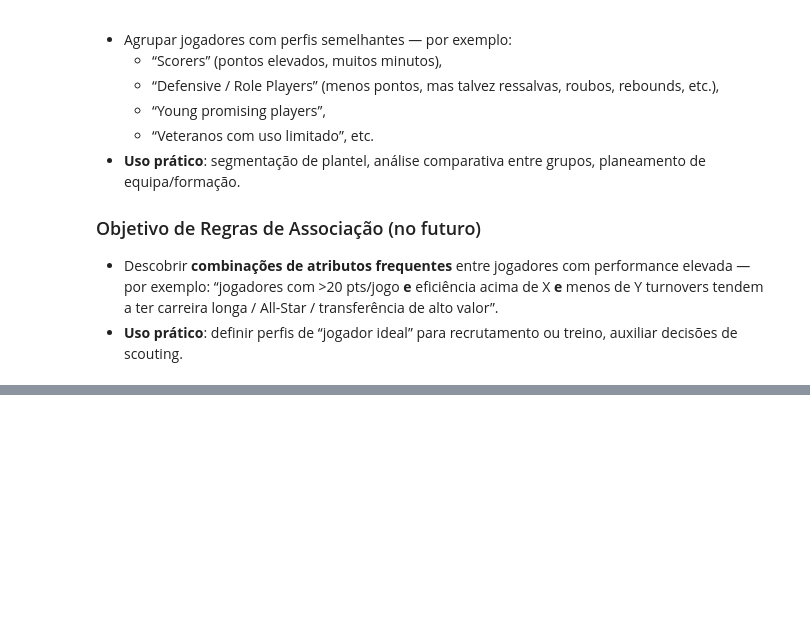
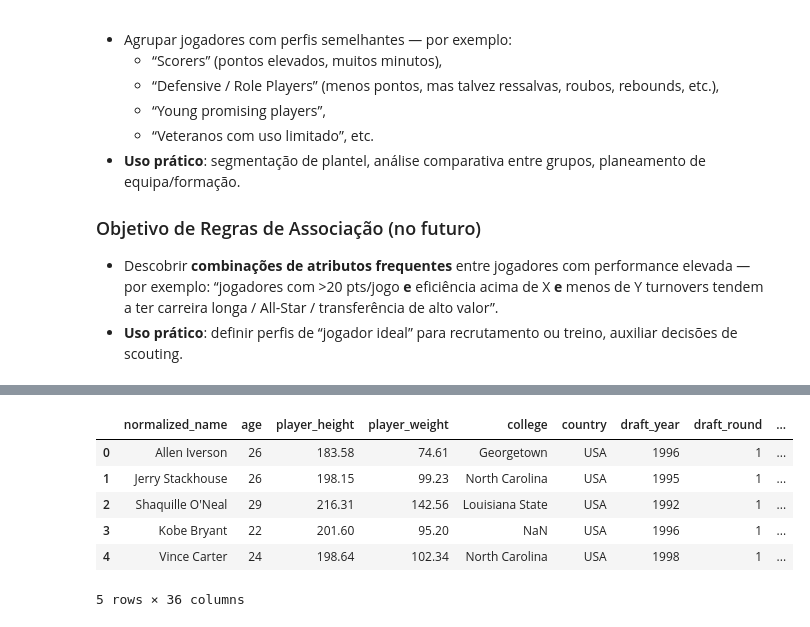
Before and after one commit to FreverZ/IA_PO2_G06, a Jupyter notebook: nba_notebook.ipynb, the cells around one changed output, grey strips where cells are left out. Saved outputs shown, nothing was run; the diff lists cells and outputs as text; code cells hidden in the pictures; blank space fills up the shorter version.

```diff
--- a/nba_notebook.ipynb
+++ b/nba_notebook.ipynb
@@ -51,0 +100,13 @@
+# %%
+import pandas as pd
+
+df = pd.read_csv("nba_data.csv")
+df.head()
+# %% [output]
+|  | normalized_name | age | player_height | player_weight | college | country | draft_year | draft_round | ... |
+| 0 | Allen Iverson | 26 | 183.58 | 74.61 | Georgetown | USA | 1996 | 1 | ... |
+| 1 | Jerry Stackhouse | 26 | 198.15 | 99.23 | North Carolina | USA | 1995 | 1 | ... |
+| 2 | Shaquille O'Neal | 29 | 216.31 | 142.56 | Louisiana State | USA | 1992 | 1 | ... |
+| 3 | Kobe Bryant | 22 | 201.60 | 95.20 | NaN | USA | 1996 | 1 | ... |
+| 4 | Vince Carter | 24 | 198.64 | 102.34 | North Carolina | USA | 1998 | 1 | ... |
+5 rows × 36 columns
```
Also changed, not shown: parts of 22 cells of this notebook, 2 other files.
